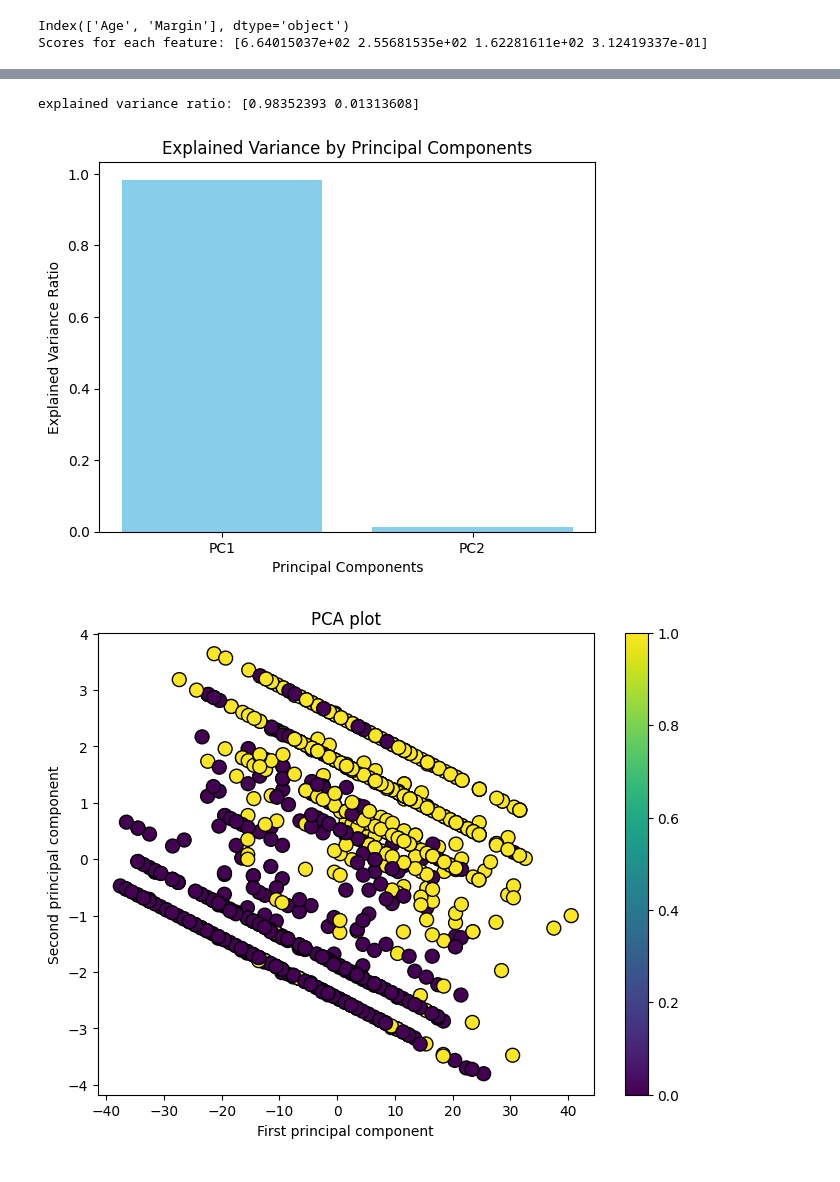
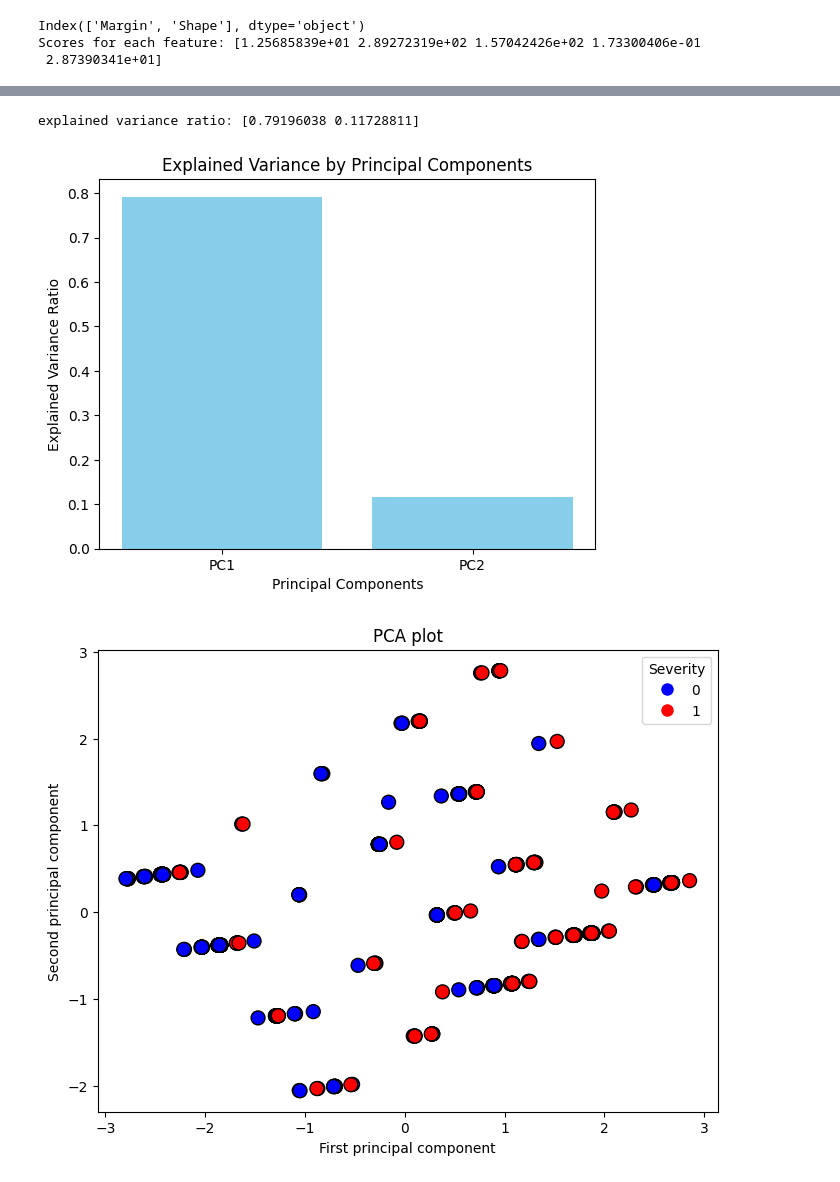
Before and after one commit to JasonvO2222/DA_P1, a Jupyter notebook: Notebook.ipynb, the cells around one changed output, grey strips where cells are left out. Saved outputs shown, nothing was run; the diff lists cells and outputs as text; code cells hidden in the pictures.

```diff
--- a/Notebook.ipynb
+++ b/Notebook.ipynb
@@ -242,14 +238,17 @@ For example, when doing 'df[col].method(value, inplace=True)', try using 'df.met
 [figure]
 # %%
 import numpy as np
-from sklearn.preprocessing import StandardScaler
 # TASK 4 : data feature engineering (//nog niet klaar)
+
+cData = normalizeDATA.dropna(subset=['BA'])
 
 # TASK 4.1
 # AUTOMATIC FEATURE SELECTION : using univariate feature selection (for a classification problem)
-y = interpolateDATA["Severity"]
-features = ["Age", "Margin", "Shape", "Density"] # leaving out BA since it is described as being non-predictive
-x = interpolateDATA[features]
+#y = normalizeDATA["Severity"]
+y = cData["Severity"]
+features = ["Age", "Margin", "Shape", "Density", "BA"] # leaving out BA since it is described as being non-predictive
+#x = normalizeDATA[features]
+x = cData[features]
 
 make_selection = SelectKBest(score_func=chi2, k=2)
 
@@ -276,18 +275,13 @@ plt.show()
 
 # TASK 4.2
 # PCA Dimensionality Reduction
-
-# normalizing data for PCA
-scaler = StandardScaler()
-x_scaled = scaler.fit_transform(x)
-
-
 pca = sk.decomposition.PCA(n_components=2)
-pca_x= pca.fit_transform(x_scaled)
+pca_x= pca.fit_transform(x)
 
 print('explained variance ratio:', pca.explained_variance_ratio_)
 
 explained_variance = pca.explained_variance_ratio_
+
 
 # Plotting the explained variance
 components = ['PC1', 'PC2']
@@ -297,13 +291,20 @@ plt.ylabel('Explained Variance Ratio')
 plt.title('Explained Variance by Principal Components')
 plt.show()
 
-
 plt.figure(figsize=(8,6))
-plt.scatter(pca_x[:, 0], pca_x[:, 1], c=y, cmap='viridis', edgecolor='k', s=100)
+plt.scatter(pca_x[:, 0], pca_x[:, 1], c=y, cmap='bwr', edgecolor='k', s=100)
 plt.xlabel('First principal component')
 plt.ylabel('Second principal component')
 plt.title('PCA plot')
-plt.colorbar()
+
+
+
+
+# Custom legend for the scatter plot
+handles = [plt.Line2D([0], [0], marker='o', color='w', markerfacecolor='blue', markersize=10, label='0'),
+           plt.Line2D([0], [0], marker='o', color='w', markerfacecolor='red', markersize=10, label='1')]
+plt.legend(handles=handles, title="Severity")
+
 plt.show()
 
 
@@ -316,11 +317,15 @@ x_svd = svd.fit_transform(x)
 
 # Plot the reduced data (using Truncated SVD)
 plt.figure(figsize=(8,6))
-plt.scatter(x_svd[:, 0], x_svd[:, 1], c=y, cmap='viridis', edgecolor='k', s=50)
+plt.scatter(x_svd[:, 0], x_svd[:, 1], c=y, cmap='bwr', edgecolor='k', s=50)
 plt.title('Reduced Data (Truncated SVD)')
 plt.xlabel('Component 1')
 plt.ylabel('Component 2')
-plt.colorbar()
+
+# Custom legend for the scatter plot
+handles = [plt.Line2D([0], [0], marker='o', color='w', markerfacecolor='blue', markersize=10, label='0'),
+           plt.Line2D([0], [0], marker='o', color='w', markerfacecolor='red', markersize=10, label='1')]
+plt.legend(handles=handles, title="Severity")
 
 plt.show()
 
@@ -333,6 +338,14 @@ plt.xlabel('Number of Components')
 plt.ylabel('Cumulative Explained Variance')
 plt.grid()
 plt.show()
+
+plt.figure(figsize=(10,8))
+sns.heatmap(svd.components_, cmap='coolwarm', xticklabels=features, yticklabels=['Component 1', 'Component 2'])
+plt.title('Heatmap of Truncated SVD Components vs Features')
+plt.xlabel('Features')
+plt.ylabel('Components')
+plt.show()
 # %% [output]
-Index(['Age', 'Margin'], dtype='object')
-Scores for each feature: [6.64015037e+02 2.55681535e+02 1.62281611e+02 3.12419337e-01]
+Index(['Margin', 'Shape'], dtype='object')
+Scores for each feature: [1.25685839e+01 2.89272319e+02 1.57042426e+02 1.73300406e-01
+ 2.87390341e+01]
@@ -340,3 +353,3 @@ Scores for each feature: [6.64015037e+02 2.55681535e+02 1.62281611e+02 3.1241933
-explained variance ratio: [0.98352393 0.01313608]
+explained variance ratio: [0.79196038 0.11728811]
-[figure, old version]
+[figure, new version]
-[figure, old version]
+[figure, new version]
```
Also changed, not shown: parts of 2 cells of this notebook.
